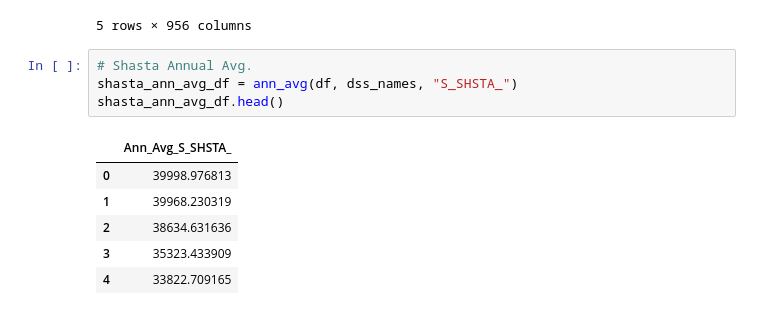
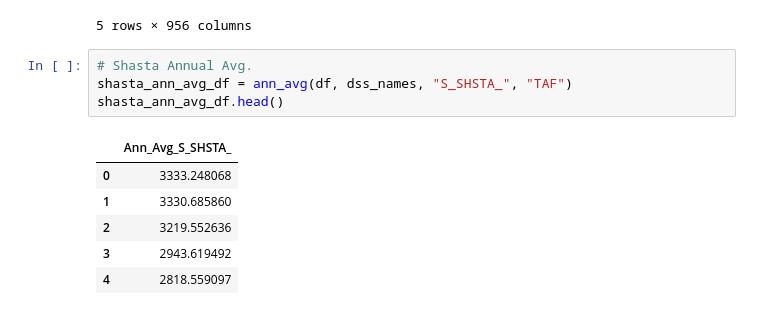
Before and after one commit to clairemmeaney/CoEqwal, a Jupyter notebook: coeqwalpythonlib_copy/coeqwalpythonlib/Demo_notebook.ipynb, the cells around one changed output. Saved outputs shown, nothing was run; the diff lists cells and outputs as text.

```diff
--- a/coeqwalpythonlib_copy/coeqwalpythonlib/Demo_notebook.ipynb
+++ b/coeqwalpythonlib_copy/coeqwalpythonlib/Demo_notebook.ipynb
@@ -19,14 +19,14 @@ df.head()
 5 rows × 956 columns
 # %%
 # Shasta Annual Avg.
-shasta_ann_avg_df = ann_avg(df, dss_names, "S_SHSTA_")
+shasta_ann_avg_df = ann_avg(df, dss_names, "S_SHSTA_", "TAF")
 shasta_ann_avg_df.head()
 # %% [output]
 |  | Ann_Avg_S_SHSTA_ |
-| 0 | 39998.976813 |
-| 1 | 39968.230319 |
-| 2 | 38634.631636 |
-| 3 | 35323.433909 |
-| 4 | 33822.709165 |
+| 0 | 3333.248068 |
+| 1 | 3330.685860 |
+| 2 | 3219.552636 |
+| 3 | 2943.619492 |
+| 4 | 2818.559097 |
 # %%
 # Shasta Annual 10th percentile
```
Also changed, not shown: parts of 9 cells of this notebook, 39 other files.
